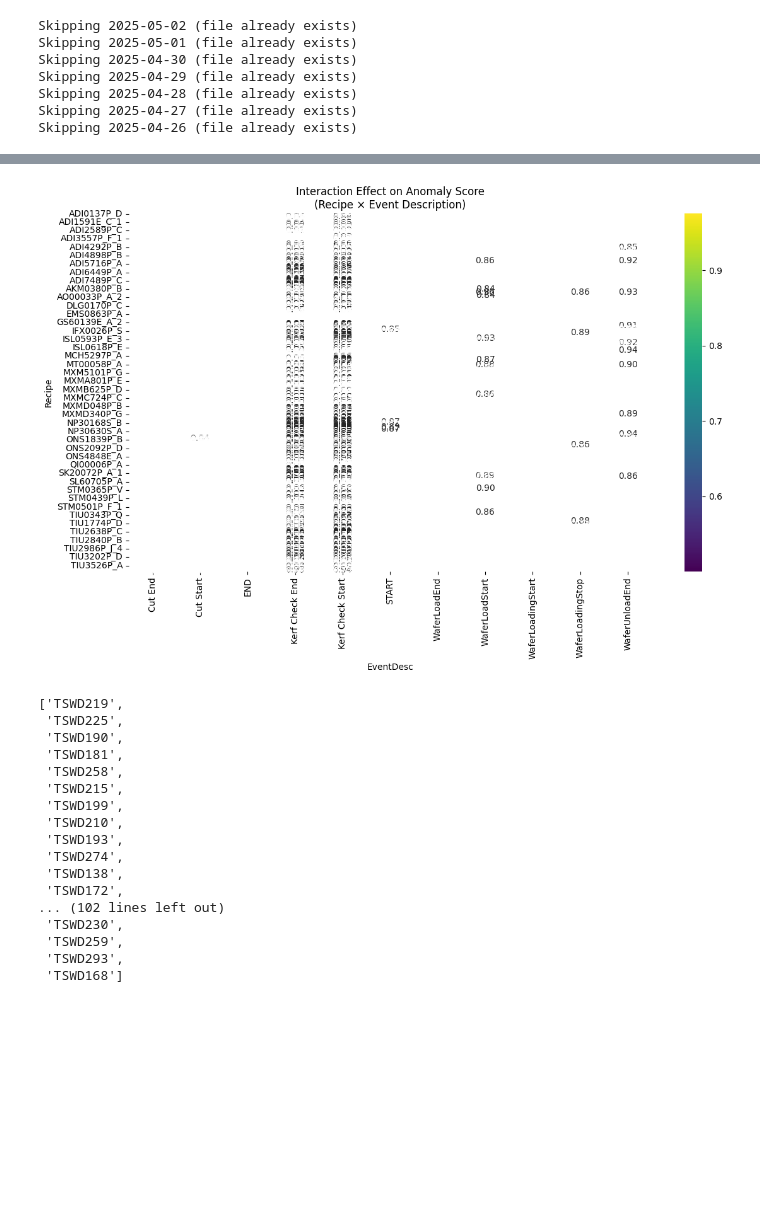
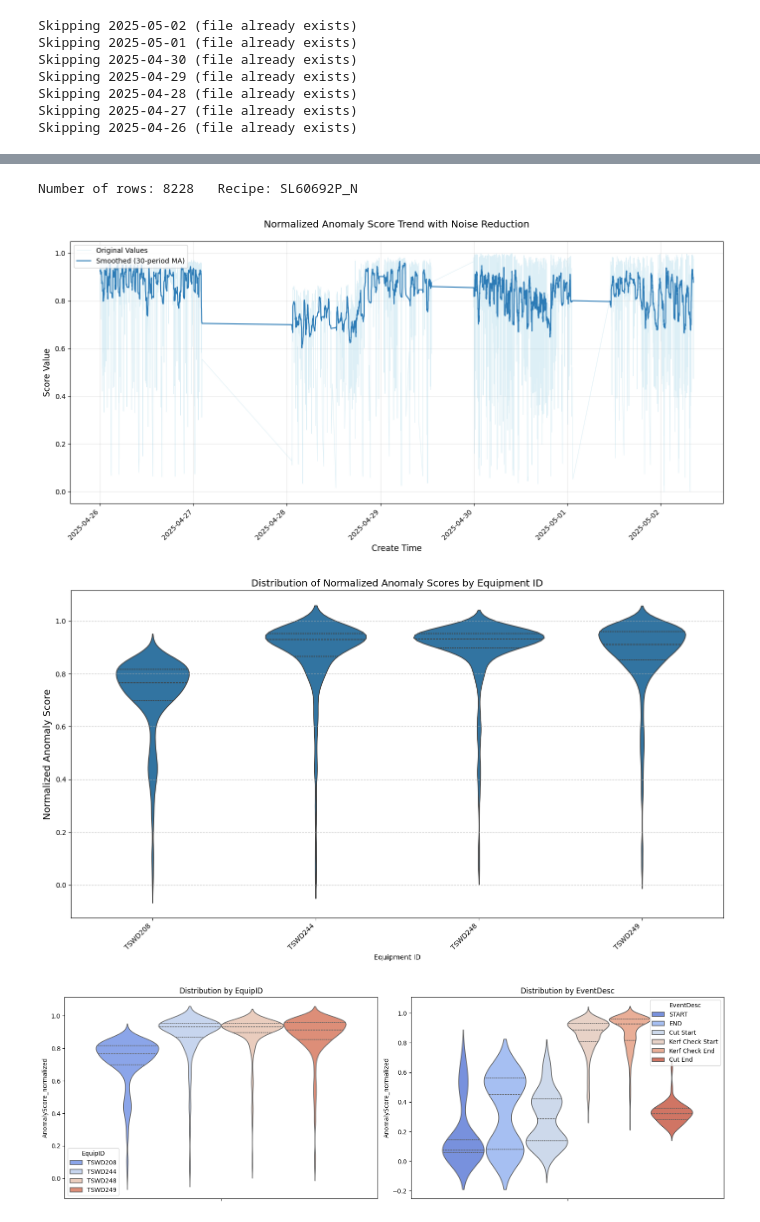
Before and after one commit to theerawatramchuen/ppc_saw, a Jupyter notebook: ppc_saw_anomaly_max_api_1.ipynb, the cells around one changed output, grey strips where cells are left out. Cells and saved outputs as stored; diff of their text form; code cells hidden in the pictures; blank space fills up the shorter version.

```diff
--- a/ppc_saw_anomaly_max_api_1.ipynb
+++ b/ppc_saw_anomaly_max_api_1.ipynb
@@ -322,43 +62,29 @@ plt.show()
-# %%
-# Create a pivot table of mean scores
-heatmap_data = pd.pivot_table(
-    data=anomalies_df,
-    index='Recipe',  # Primary category
-    columns='EventDesc',  # Secondary category
-    values='AnomalyScore_normalized',
-    aggfunc='mean'
-)
-
-plt.figure(figsize=(12, 8))
-sns.heatmap(
-    heatmap_data,
-    cmap='viridis',
-    annot=True,
-    fmt=".2f",
-    linewidths=0.5
-)
-plt.title('Interaction Effect on Anomaly Score\n(Recipe × Event Description)')
-plt.tight_layout()
-plt.show()
-# %% [output]
-[figure, removed]
-# %%
-equipid
-# %% [output]
-['TSWD219',
- 'TSWD225',
- 'TSWD190',
- 'TSWD181',
- 'TSWD258',
- 'TSWD215',
- 'TSWD199',
- 'TSWD210',
- 'TSWD193',
- 'TSWD274',
- 'TSWD138',
- 'TSWD172',
-... (102 lines left out)
- 'TSWD230',
- 'TSWD259',
- 'TSWD293',
- 'TSWD168']
+# %%
+# Looping Anomaly Detection by 'Recipe' of 'start_date_str'
+x = recipe[131]
+
+# Filter rows where age > 30
+filtered_df = result[result['Recipe'] == x]
+
+# Anormaly Analysis on cleaned dataframe
+anomalies_df = anamoly_det(filtered_df)
+
+# Number of Rows to do Anomaly
+print ("Number of rows: "+ str(len(anomalies_df) )+ "   Recipe: " + x)
+
+# Save anomaly result to csv file.
+anomalies_df.to_csv('anomaly_output.csv', index=False)
+
+# SESSION VISUALIZATION PLOT
+# Select the columns of interest
+cols_to_analyze = ['EquipID' ,'EventDesc']
+plot_trend(anomalies_df)
+plot_equipid_violin(anomalies_df)
+plot_violin_catagories(anomalies_df,cols_to_analyze)
+plot_mean_bars_catagoies(anomalies_df,cols_to_analyze)
+plot_heatmap(anomalies_df)
+# %% [output]
+Number of rows: 8228   Recipe: SL60692P_N
+[figure, added]
+[figure, added]
+[figure, added]
```
Also changed, not shown: parts of 21 cells of this notebook, 1 other file.
